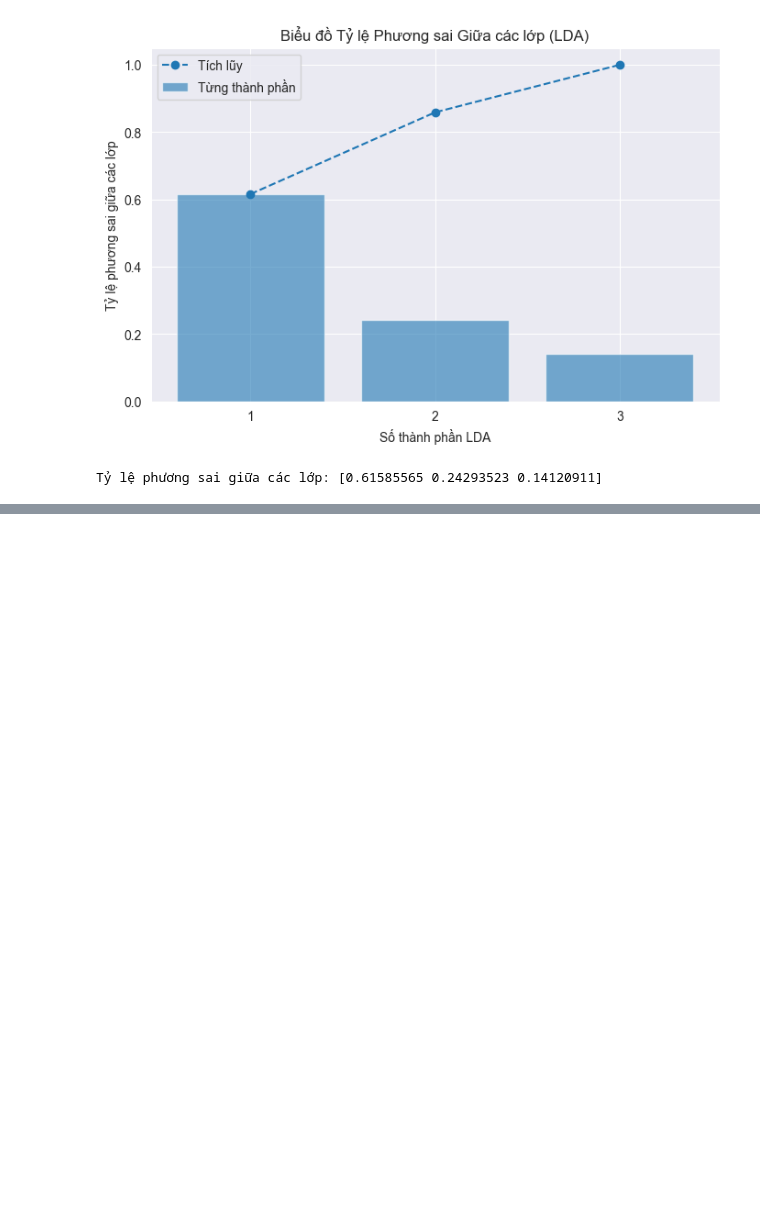
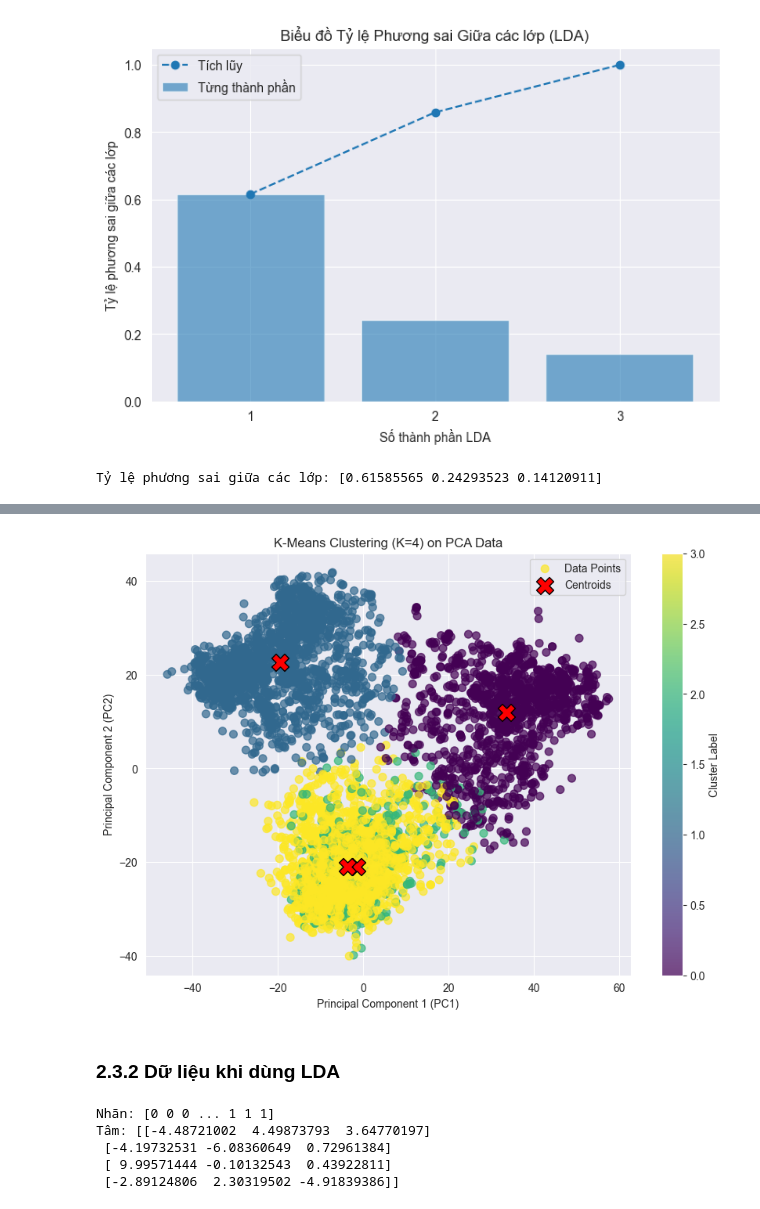
Before and after one commit to Duyhai2005/project_ml, a Jupyter notebook: preprocessing_data.ipynb, the cells around one changed output, grey strips where cells are left out. Drawn from its saved outputs; the diff is of its cells as text; code cells hidden in the pictures; blank space fills up the shorter version.

Commit message:
File preprocessing_data.ipynb them phan 2.3 phan cum du lieu dung kmeans.

```diff
--- a/preprocessing_data.ipynb
+++ b/preprocessing_data.ipynb
@@ -615,0 +653,9 @@ Tỷ lệ phương sai giữa các lớp: [0.61585565 0.24293523 0.14120911]
+# %%
+kmeans = KMeans(n_clusters=4)
+
+kmeans.fit(X_train_pca)
+label_pca = kmeans.labels_
+centroid_pca = kmeans.cluster_centers_
+
+print("Nhãn:", label_pca)
+print("Tâm:", centroid_pca)
@@ -615,0 +672,56 @@ Tỷ lệ phương sai giữa các lớp: [0.61585565 0.24293523 0.14120911]
+# %%
+centroid_pca_2d = centroid_pca[:, 0:2]
+
+plt.figure(figsize=(10, 7))
+
+# 1. Vẽ các điểm dữ liệu
+# X_train_pca[:, 0] là PC1
+# X_train_pca[:, 1] là PC2
+# c=label_pca để tô màu theo nhãn cụm
+scatter = plt.scatter(
+    X_train_pca[:, 0],
+    X_train_pca[:, 1],
+    c=label_pca,
+    s=50,
+    cmap='viridis',  # Bạn có thể đổi 'viridis' thành 'jet', 'rainbow', v.v.
+    alpha=0.7,
+    label='Data Points'
+)
+
+# 2. Vẽ các tâm cụm (Centroids)
+plt.scatter(
+    centroid_pca_2d[:, 0],
+    centroid_pca_2d[:, 1],
+    c='red',
+    s=250,
+    marker='X',
+    edgecolor='black',
+    label='Centroids'
+)
+
+plt.title(f'K-Means Clustering (K=4) on PCA Data')
+plt.xlabel('PC1')
+plt.ylabel('PC2')
+plt.legend()
+plt.colorbar(scatter, label='Cluster Label')
+plt.grid(True)
+plt.show()
+# %% [output]
+[figure, added]
+# %% [markdown]
+### 2.3.2 Dữ liệu khi dùng LDA
+# %%
+kmeans = KMeans(n_clusters=4)
+
+kmeans.fit(X_train_lda)
+label_lda = kmeans.labels_
+centroid_lda = kmeans.cluster_centers_
+
+print("Nhãn:", label_lda)
+print("Tâm:", centroid_lda)
+# %% [output]
+Nhãn: [0 0 0 ... 1 1 1]
+Tâm: [[-4.48721002  4.49873793  3.64770197]
+ [-4.19732531 -6.08360649  0.72961384]
+ [ 9.99571444 -0.10132543  0.43922811]
+ [-2.89124806  2.30319502 -4.91839386]]
```
Also changed, not shown: parts of 15 cells of this notebook.
